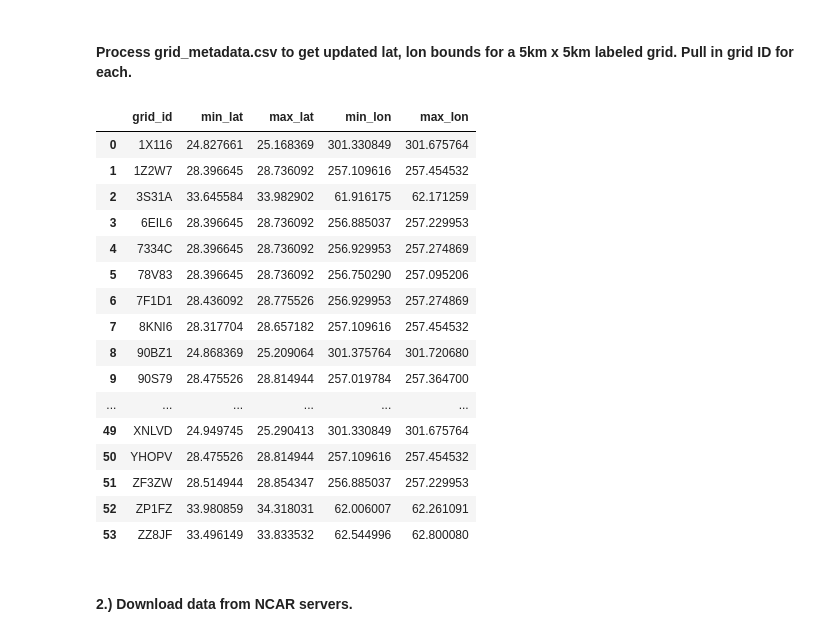
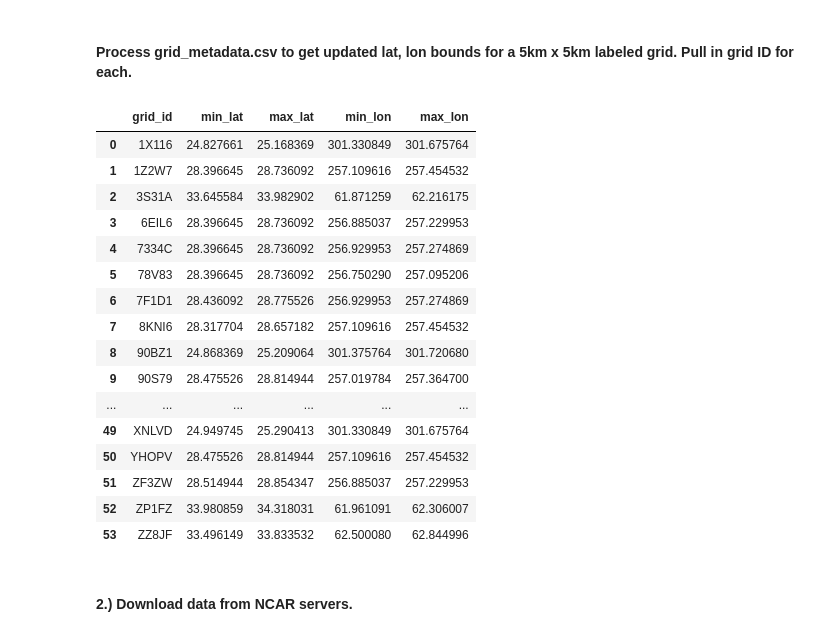
Before and after one commit to jerico-johns/Particulate-Articulate, a Jupyter notebook: GFS_Pipeline.ipynb, the cells around one changed output. Drawn from its saved outputs; the diff is of its cells as text; code cells hidden in the pictures.

```diff
--- a/GFS_Pipeline.ipynb
+++ b/GFS_Pipeline.ipynb
@@ -117,36 +118,41 @@ for index, row in df_grids.iterrows():
 
     # Adding +/- 0.125 guarantees we get at least 1, 0.25 degree forecast in the appropriate area (given GFS scale is larger than Sat. scale).
     min_lat = float(min(lats)) - 0.15
     max_lat = float(max(lats)) + 0.15
     # Match our 0 to 360 longitudes in GFS data, vs the -180 to +180 longitudes here.
-    min_lon = float(min(lons)) + 180.00 - 0.15
-    max_lon = float(max(lons)) + 180.00 + 0.15
+    #If negative the max negative number is actually lower.
+    if float(max(lons)) < 0:
+        min_lon = float(max(lons)) + 180 - 0.15
+        max_lon = float(min(lons)) + 180 + 0.15
+    else:
+        min_lon = float(min(lons)) + 180 - 0.15
+        max_lon = float(max(lons)) + 180 + 0.15
 
     #Now append the appropriate scraped data to our lists to put into a dataframe.
     final_grid_ids.append(grid_id)
     final_min_lats.append(min_lat)
     final_max_lats.append(max_lat)
     final_min_lons.append(min_lon)
     final_max_lons.append(max_lon)
 
 
 
 df_grids_clean = pd.DataFrame(columns = ['grid_id', 'min_lat', 'max_lat', 'min_lon', 'max_lon'])
 
 
 df_grids_clean['grid_id'] = final_grid_ids
 df_grids_clean['min_lat'] = final_min_lats
 df_grids_clean['max_lat'] = final_max_lats
 df_grids_clean['min_lon'] = final_min_lons
 df_grids_clean['max_lon'] = final_max_lons
 
 
 df_grids_clean
 # %% [output]
 |  | grid_id | min_lat | max_lat | min_lon | max_lon |
 | 0 | 1X116 | 24.827661 | 25.168369 | 301.330849 | 301.675764 |
 | 1 | 1Z2W7 | 28.396645 | 28.736092 | 257.109616 | 257.454532 |
-| 2 | 3S31A | 33.645584 | 33.982902 | 61.916175 | 62.171259 |
+| 2 | 3S31A | 33.645584 | 33.982902 | 61.871259 | 62.216175 |
 | 3 | 6EIL6 | 28.396645 | 28.736092 | 256.885037 | 257.229953 |
 | 4 | 7334C | 28.396645 | 28.736092 | 256.929953 | 257.274869 |
 | 5 | 78V83 | 28.396645 | 28.736092 | 256.750290 | 257.095206 |
@@ -158,8 +164,8 @@ df_grids_clean
 | 49 | XNLVD | 24.949745 | 25.290413 | 301.330849 | 301.675764 |
 | 50 | YHOPV | 28.475526 | 28.814944 | 257.109616 | 257.454532 |
 | 51 | ZF3ZW | 28.514944 | 28.854347 | 256.885037 | 257.229953 |
-| 52 | ZP1FZ | 33.980859 | 34.318031 | 62.006007 | 62.261091 |
-| 53 | ZZ8JF | 33.496149 | 33.833532 | 62.544996 | 62.800080 |
+| 52 | ZP1FZ | 33.980859 | 34.318031 | 61.961091 | 62.306007 |
+| 53 | ZZ8JF | 33.496149 | 33.833532 | 62.500080 | 62.844996 |
 # %%
 #Define lat/lon bounds of our regions of interest.
 #Note: We must convert the original lon bounds of -180, 180 --> 0, 360 to match the GFS data format.
```
Also changed, not shown: parts of 11 cells of this notebook, 1 other file.
